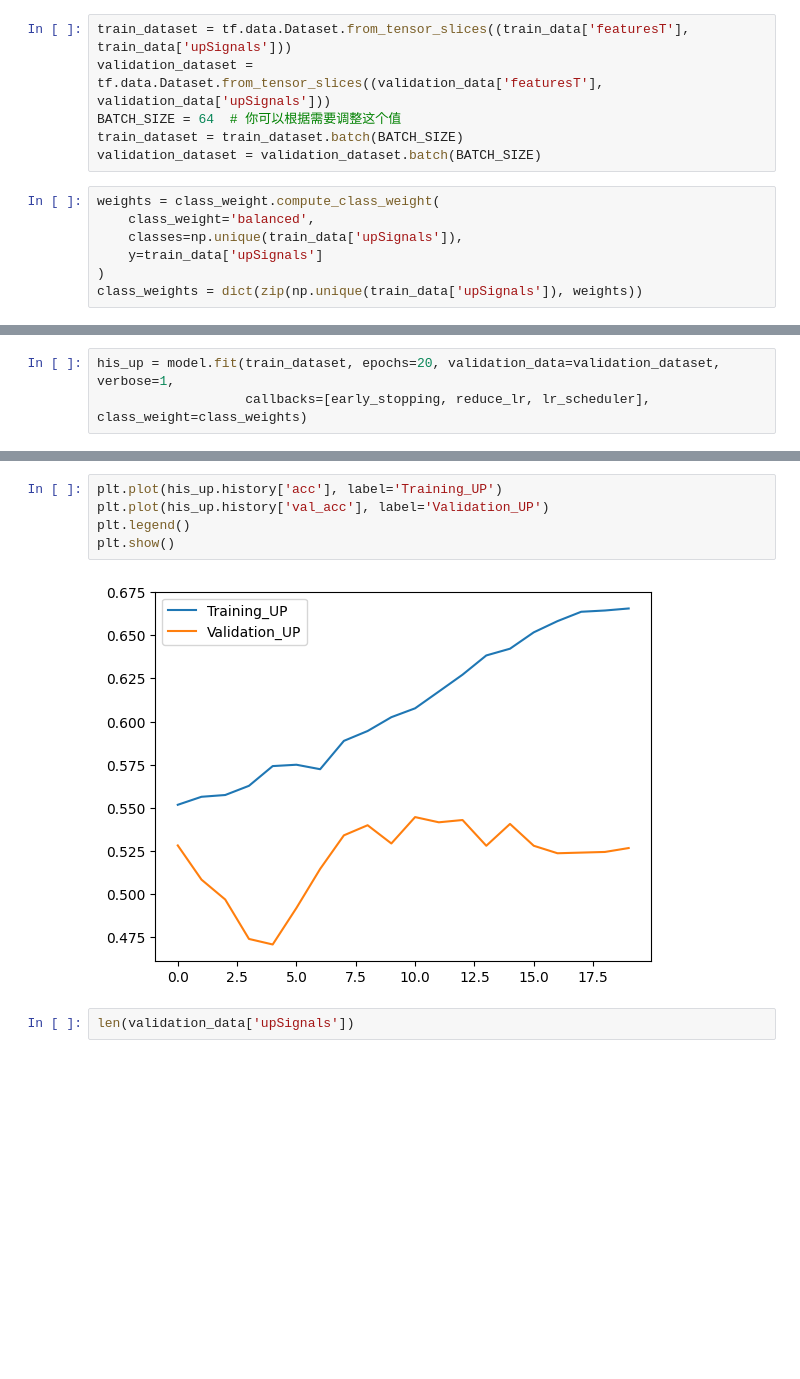
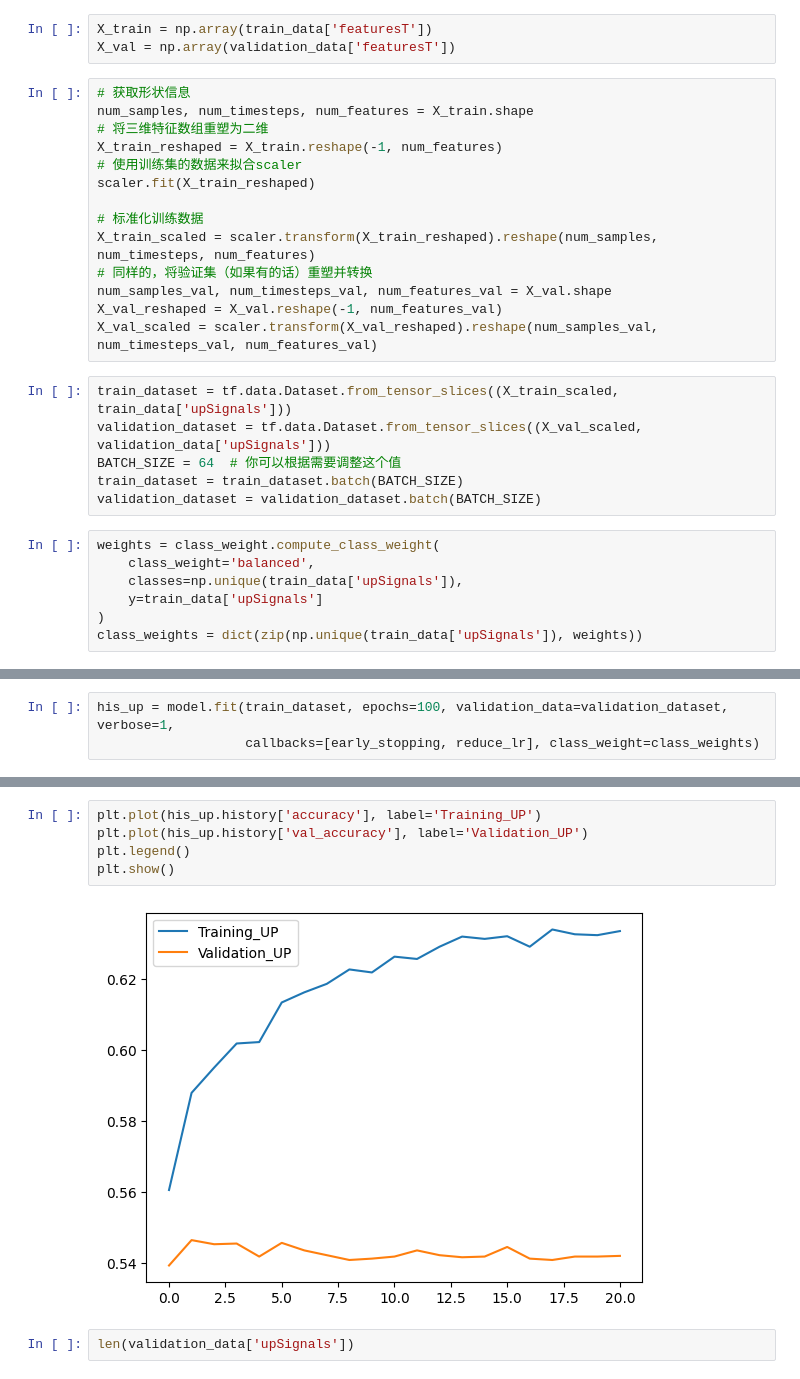
Before and after one commit to jxch-capital/capital-features-learning, a Jupyter notebook: notebooks/train.ipynb, the cells around one changed output, grey strips where cells are left out. Drawn from its saved outputs; the diff is of its cells as text; blank space fills up the shorter version.

```diff
--- a/notebooks/train.ipynb
+++ b/notebooks/train.ipynb
@@ -20,6 +23,23 @@ validation_data = cf.get_train_data(cf.prod_train_data_url, train_config_id=3560
+# %%
+X_train = np.array(train_data['featuresT'])
+X_val = np.array(validation_data['featuresT'])
+# %%
+# 获取形状信息
+num_samples, num_timesteps, num_features = X_train.shape
+# 将三维特征数组重塑为二维
+X_train_reshaped = X_train.reshape(-1, num_features)
+# 使用训练集的数据来拟合scaler
+scaler.fit(X_train_reshaped)
+
+# 标准化训练数据
+X_train_scaled = scaler.transform(X_train_reshaped).reshape(num_samples, num_timesteps, num_features)
+# 同样的，将验证集（如果有的话）重塑并转换
+num_samples_val, num_timesteps_val, num_features_val = X_val.shape
+X_val_reshaped = X_val.reshape(-1, num_features_val)
+X_val_scaled = scaler.transform(X_val_reshaped).reshape(num_samples_val, num_timesteps_val, num_features_val)
 # %%
-train_dataset = tf.data.Dataset.from_tensor_slices((train_data['featuresT'], train_data['upSignals']))
-validation_dataset = tf.data.Dataset.from_tensor_slices((validation_data['featuresT'], validation_data['upSignals']))
+train_dataset = tf.data.Dataset.from_tensor_slices((X_train_scaled, train_data['upSignals']))
+validation_dataset = tf.data.Dataset.from_tensor_slices((X_val_scaled, validation_data['upSignals']))
 BATCH_SIZE = 64  # 你可以根据需要调整这个值
 train_dataset = train_dataset.batch(BATCH_SIZE)
 validation_dataset = validation_dataset.batch(BATCH_SIZE)
@@ -83,5 +107,5 @@ Non-trainable params: 384
 _________________________________________________________________
 # %%
-his_up = model.fit(train_dataset, epochs=20, validation_data=validation_dataset, verbose=1,
-                   callbacks=[early_stopping, reduce_lr, lr_scheduler], class_weight=class_weights)
+his_up = model.fit(train_dataset, epochs=100, validation_data=validation_dataset, verbose=1,
+                   callbacks=[early_stopping, reduce_lr], class_weight=class_weights)
 # %% [output]
@@ -105,10 +129,10 @@ Epoch 20: ReduceLROnPlateau reducing learning rate to 1.471516734454781e-05.
 # %%
-plt.plot(his_up.history['acc'], label='Training_UP')
-plt.plot(his_up.history['val_acc'], label='Validation_UP')
+plt.plot(his_up.history['accuracy'], label='Training_UP')
+plt.plot(his_up.history['val_accuracy'], label='Validation_UP')
 plt.legend()
 plt.show()
 # %% [output]
-[figure, old version]
+[figure, new version]
 # %%
 len(validation_data['upSignals'])
 # %% [output]
```
Also changed, not shown: parts of 4 cells of this notebook.
